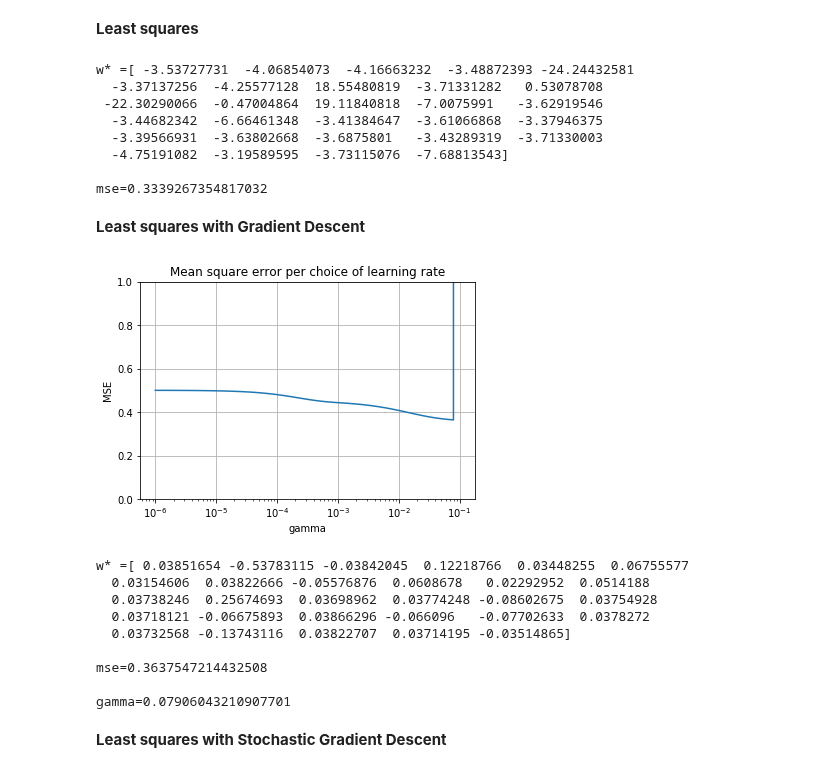
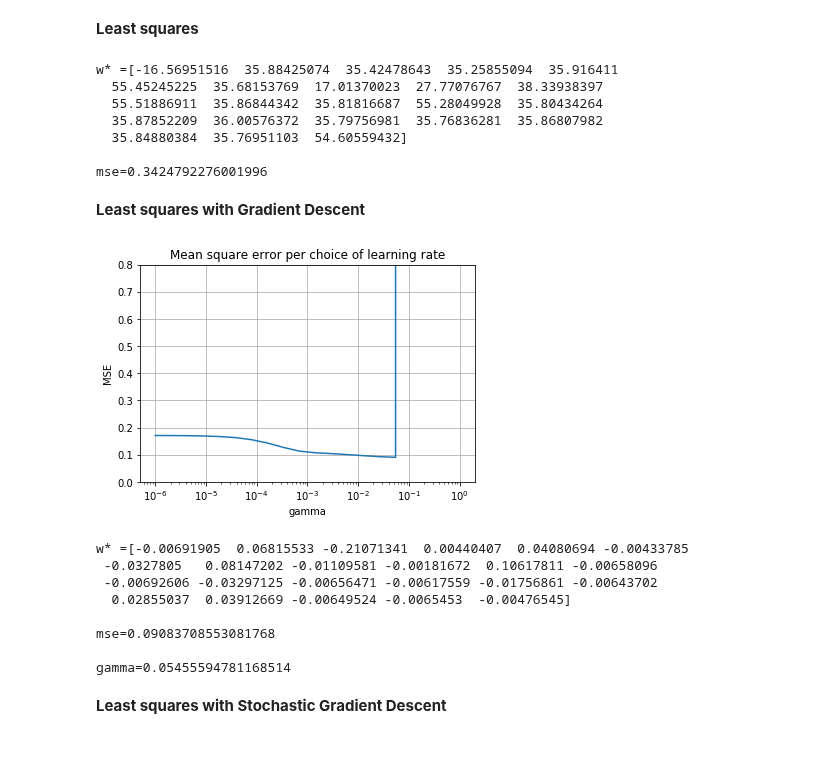
Before and after one commit to cschneuw/Machine-learning-Project-2019, a Jupyter notebook: scripts/project1.ipynb, the cells around one changed output. Drawn from its saved outputs; the diff is of its cells as text; code cells hidden in the pictures.

```diff
--- a/scripts/project1.ipynb
+++ b/scripts/project1.ipynb
@@ -36,10 +36,3 @@ Moreover, the number of features is 30 (F=30) and the number of samples is 250'0
 from implementations import *
 # %% [markdown]
 ### Data pre-processing
-# %%
-# putting the meaningless values to the median of the column
-tX = np.where(tX==-999., np.nan,tX)
-med_X = np.nanmedian(tX, axis=0)
-
-inds = np.where(np.isnan(tX))
-tX[inds] = np.take(med_X, inds[1])
@@ -50,7 +39,11 @@ print(np.where(tX[0] == 2))
 # %%
-# remove categorical data and standarize the rest
+# remove categorical data
 tX = np.delete(tX, 22, axis=1)
+# keep only columns that do not have too much missing data
+tX, rmX = train_data_formatting(tX, degree = 1, cutoff = 0.7,
+                      imputation = impute_median, interaction = False)
+# standarize the data
+rmX = np.append(rmX, 22)
 tX = np.apply_along_axis(standardize, 1, tX)
-
-y = y[0:10000]
-tX = tX[0:10000, :]
+#y = y[0:500000]
+#tX = tX[0:500000, :]
@@ -63,17 +62,15 @@ tX = tX[0:10000, :]
 # %%
 (w_ls, loss_ls) = least_squares(y, tX)
 
-print("w* ={w}\n\nmse={loss}".format(
-    w=w_ls, loss=loss_ls))
+print("w* ={w}\n\nmse={loss}".format(w=w_ls, loss=loss_ls))
 # %% [output]
-w* =[ -3.53727731  -4.06854073  -4.16663232  -3.48872393 -24.24432581
-  -3.37137256  -4.25577128  18.55480819  -3.71331282   0.53078708
- -22.30290066  -0.47004864  19.11840818  -7.0075991   -3.62919546
-  -3.44682342  -6.66461348  -3.41384647  -3.61066868  -3.37946375
-  -3.39566931  -3.63802668  -3.6875801   -3.43289319  -3.71330003
-  -4.75191082  -3.19589595  -3.73115076  -7.68813543]
+w* =[-16.56951516  35.88425074  35.42478643  35.25855094  35.916411
+  55.45245225  35.68153769  17.01370023  27.77076767  38.33938397
+  55.51886911  35.86844342  35.81816687  55.28049928  35.80434264
+  35.87852209  36.00576372  35.79756981  35.76836281  35.86807982
+  35.84880384  35.76951103  54.60559432]
 
-mse=0.3339267354817032
+mse=0.3424792276001996
 # %% [markdown]
 **Least squares with Gradient Descent**
 # %%
@@ -81,7 +78,7 @@ mse=0.3339267354817032
 
 initial_w = np.zeros(tX.shape[1])
 max_iters = 100
-gammas = np.logspace(-6, -1, 20)
+gammas = np.logspace(-6, 0, 20)
 
 losses_gd = []
 ws_gd = []
@@ -92,16 +89,16 @@ for gamma in gammas:
 # %%
 #plot the losses per gamma
 
 fig, ax = plt.subplots()
 ax.semilogx(gammas, losses_gd)
 
 ax.set(xlabel='gamma', ylabel='MSE',
        title='Mean square error per choice of learning rate')
 ax.grid()
-ax.set_ylim([0, 1])
+ax.set_ylim([0, 0.8])
 plt.show()
 # %% [output]
-[figure, old version]
+[figure, new version]
 # %%
 idx = np.nanargmin(losses_gd)
 
@@ -112,15 +109,14 @@ gamma_gd = gammas[idx]
 print("w* ={w}\n\nmse={loss}\n\ngamma={gamma}".format(
     w=w_gd, loss=loss_gd, gamma=gamma_gd ))
 # %% [output]
-w* =[ 0.03851654 -0.53783115 -0.03842045  0.12218766  0.03448255  0.06755577
-  0.03154606  0.03822666 -0.05576876  0.0608678   0.02292952  0.0514188
-  0.03738246  0.25674693  0.03698962  0.03774248 -0.08602675  0.03754928
-  0.03718121 -0.06675893  0.03866296 -0.066096   -0.07702633  0.0378272
-  0.03732568 -0.13743116  0.03822707  0.03714195 -0.03514865]
+w* =[-0.00691905  0.06815533 -0.21071341  0.00440407  0.04080694 -0.00433785
+ -0.0327805   0.08147202 -0.01109581 -0.00181672  0.10617811 -0.00658096
+ -0.00692606 -0.03297125 -0.00656471 -0.00617559 -0.01756861 -0.00643702
+  0.02855037  0.03912669 -0.00649524 -0.0065453  -0.00476545]
 
-mse=0.3637547214432508
+mse=0.09083708553081768
 
-gamma=0.07906043210907701
+gamma=0.05455594781168514
 # %% [markdown]
 **Least squares with Stochastic Gradient Descent**
 # %%
```
Also changed, not shown: parts of 27 cells of this notebook, 2 other files.
